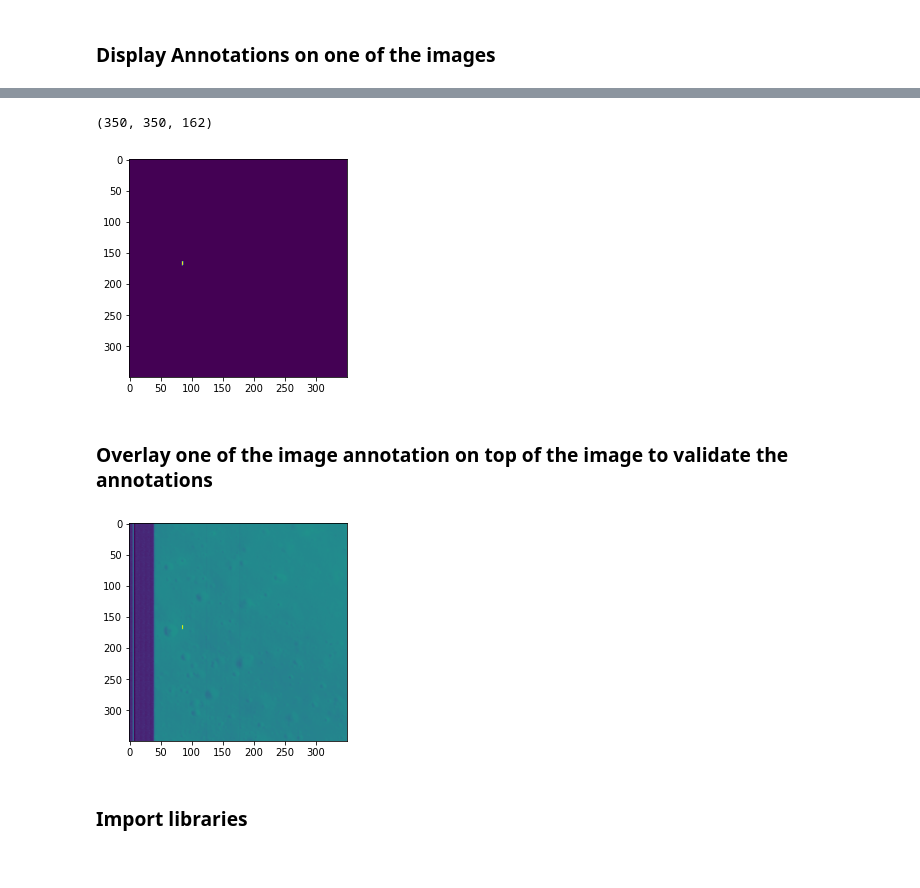
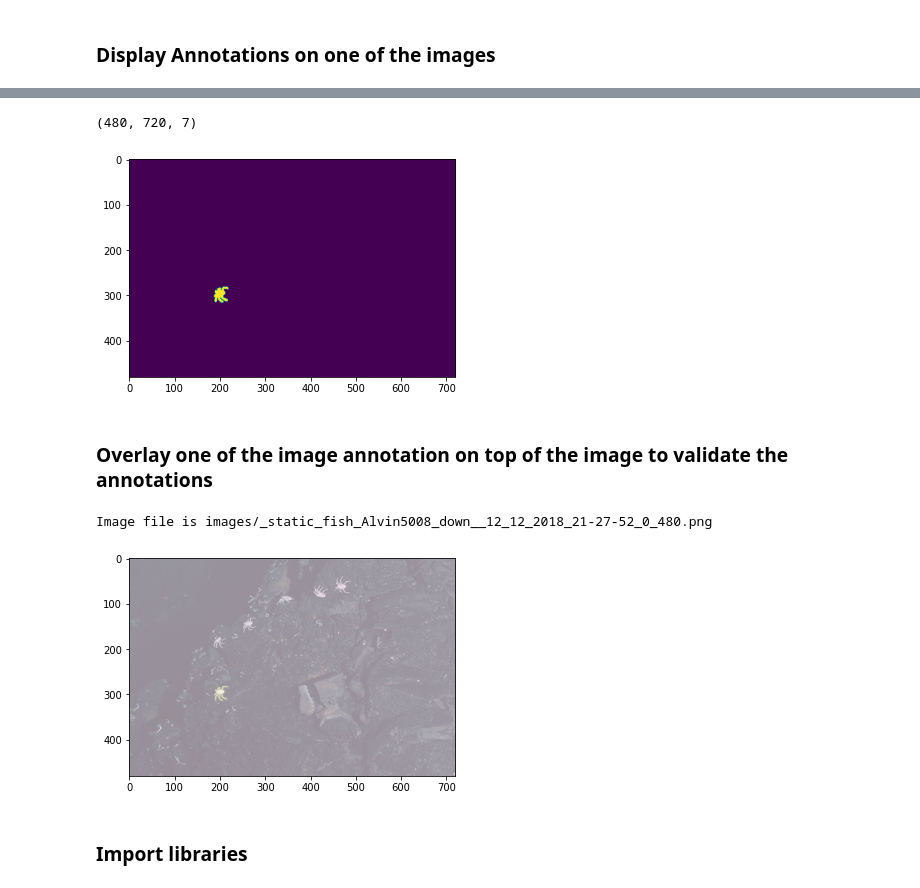
Before and after one commit to DREAMS-lab/DeepGIS_deeplearning_zoo, a Jupyter notebook: Mask_RCNN_training_in_DeepGIS.ipynb, the cells around one changed output, grey strips where cells are left out. Saved outputs shown, nothing was run; the diff lists cells and outputs as text; code cells hidden in the pictures.

```diff
--- a/mask_rcnn_training_DeepGIS.ipynb
+++ b/Mask_RCNN_training_in_DeepGIS.ipynb
@@ -268 +212,4 @@ import matplotlib.image as mpimg
+# %%
+mask_files = os.listdir('labels/')
+mask_file = 'labels/' + mask_files[0]
 # %%
@@ -292,22 +233,29 @@ for i in range(a.shape[2]):
 # %%
-a = np.load('labels/tile_0_0_0_0.npy')
-print(a.shape)
-image = a[:, :, 0]
+mask = np.load(mask_file)
+
+print(mask.shape)
+
+image = mask[:, :, 0]
 plt.imshow(image)
 plt.imsave('name.png', image)
 # %% [output]
-(350, 350, 162)
+(480, 720, 7)
-[figure, old version]
+[figure, new version]
 # %% [markdown]
 ### Overlay one of the image annotation on top of the image to validate the annotations
 # %%
-img = Image.open("name.png")
-background = Image.open("images/tile_0_0_0_0.png")
+img = Image.open("name.png").convert("RGBA")
+corresponding_image_file = "images/"  + mask_files[0].split(".")[0] + ".png"
+print("Image file is " + corresponding_image_file)
+background = Image.open(corresponding_image_file).convert("RGBA")
+
+background.putalpha(64)
 background.paste(img, (0, 0), background)
 background.save('superimpose.png',"PNG")
 img = mpimg.imread('superimpose.png')
 imgplot = plt.imshow(img)
 # %% [output]
+Image file is images/_static_fish_Alvin5008_down__12_12_2018_21-27-52_0_480.png
-[figure, old version]
+[figure, new version]
 # %% [markdown]
 ### Import libraries
```
Also changed, not shown: parts of 25 cells of this notebook.
